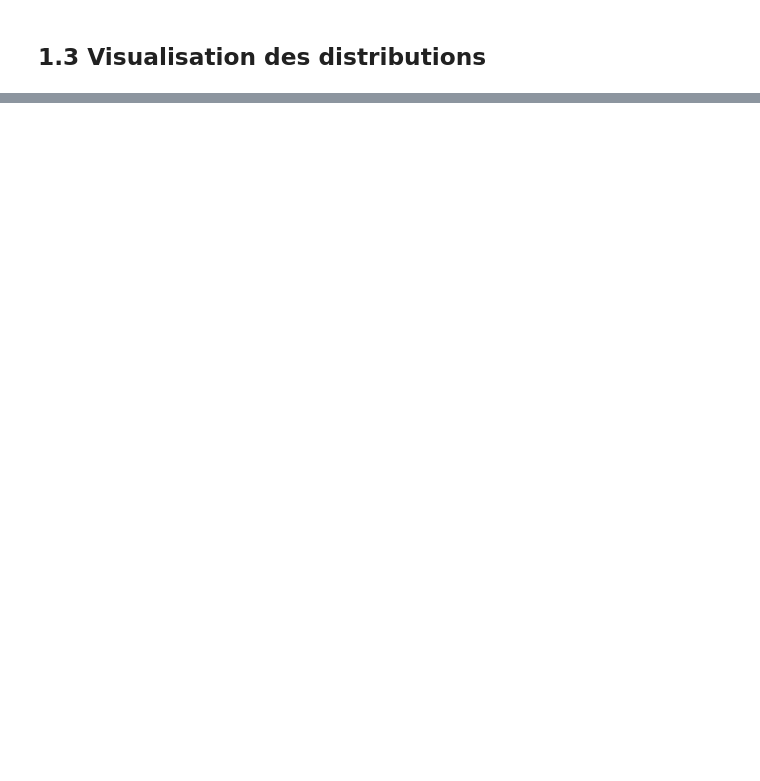
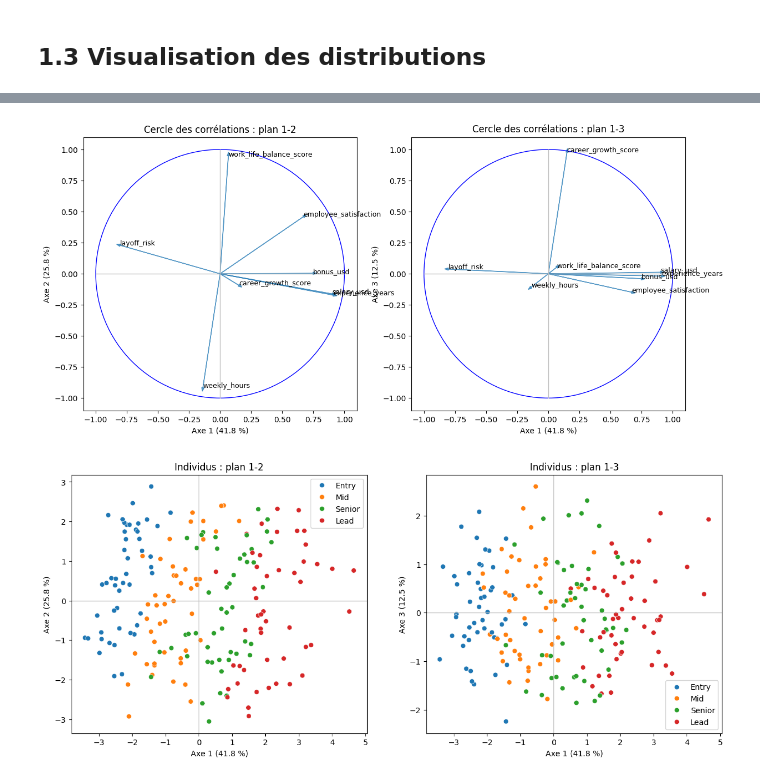
Before and after one commit to neji03/data-analysis-project, a Jupyter notebook: Projet_Analyse_de_Données.ipynb, the cells around one changed output, grey strips where cells are left out. Cells and saved outputs as stored; diff of their text form; code cells hidden in the pictures; blank space fills up the shorter version.

```diff
--- a/Projet_Analyse_de_Données.ipynb
+++ b/Projet_Analyse_de_Données.ipynb
@@ -176,0 +462,12 @@ display(stats.round(2))
+# %%
+sqrt_eigval = np.sqrt(eigval)
+corvar = vect_prop.T * sqrt_eigval          # corrélations variables-axes (variables en lignes)
+Ctrvar = (corvar ** 2) / eigval * 100       # contribution des variables à chaque axe (%)
+Cosvar = (corvar ** 2) * 100                # qualité de représentation des variables (%)
+
+res_var = pd.DataFrame({"ID": X.columns})
+for j in range(NB_AXES):
+    res_var[f"corvar{j+1}"] = corvar[:, j]
+    res_var[f"Ctrvar{j+1}"] = Ctrvar[:, j]
+    res_var[f"Cosvar{j+1}"] = Cosvar[:, j]
+res_var.round(2)
@@ -176,0 +484,33 @@ display(stats.round(2))
+# %%
+# Cercles des corrélations : plan 1-2 et plan 1-3
+fig, axes = plt.subplots(1, 2, figsize=(14, 7))
+for ax, (a, b) in zip(axes, [(0, 1), (0, 2)]):
+    ax.set_xlim(-1.1, 1.1)
+    ax.set_ylim(-1.1, 1.1)
+    for j in range(p):
+        ax.arrow(0, 0, corvar[j, a], corvar[j, b], head_width=0.02, color="tab:blue", alpha=0.7)
+        ax.annotate(X.columns[j], (corvar[j, a], corvar[j, b]), fontsize=9)
+    ax.plot([-1, 1], [0, 0], color="silver", lw=1)
+    ax.plot([0, 0], [-1, 1], color="silver", lw=1)
+    ax.add_artist(plt.Circle((0, 0), 1, color="blue", fill=False))
+    ax.set_xlabel(f"Axe {a+1} ({Prop_inert[a]*100:.1f} %)")
+    ax.set_ylabel(f"Axe {b+1} ({Prop_inert[b]*100:.1f} %)")
+    ax.set_title(f"Cercle des corrélations : plan {a+1}-{b+1}")
+    ax.set_aspect("equal")
+plt.show()
+ORDRE_EXP = ["Entry", "Mid", "Senior", "Lead"]
+
+# Projection des individus dans les plans factoriels 1-2 et 1-3, colorés par niveau d'expérience
+fig, axes = plt.subplots(1, 2, figsize=(15, 6))
+for ax, (a, b) in zip(axes, [(0, 1), (0, 2),]):
+    sns.scatterplot(x=coord[:, a], y=coord[:, b], hue=df["experience_level"].values,
+                    hue_order=ORDRE_EXP, s=40, ax=ax)
+    ax.axhline(0, color="silver", lw=1)
+    ax.axvline(0, color="silver", lw=1)
+    ax.set_xlabel(f"Axe {a+1} ({Prop_inert[a]*100:.1f} %)")
+    ax.set_ylabel(f"Axe {b+1} ({Prop_inert[b]*100:.1f} %)")
+    ax.set_title(f"Individus : plan {a+1}-{b+1}")
+plt.show()
+# %% [output]
+[figure, added]
+[figure, added]
```
Also changed, not shown: parts of 74 cells of this notebook.
